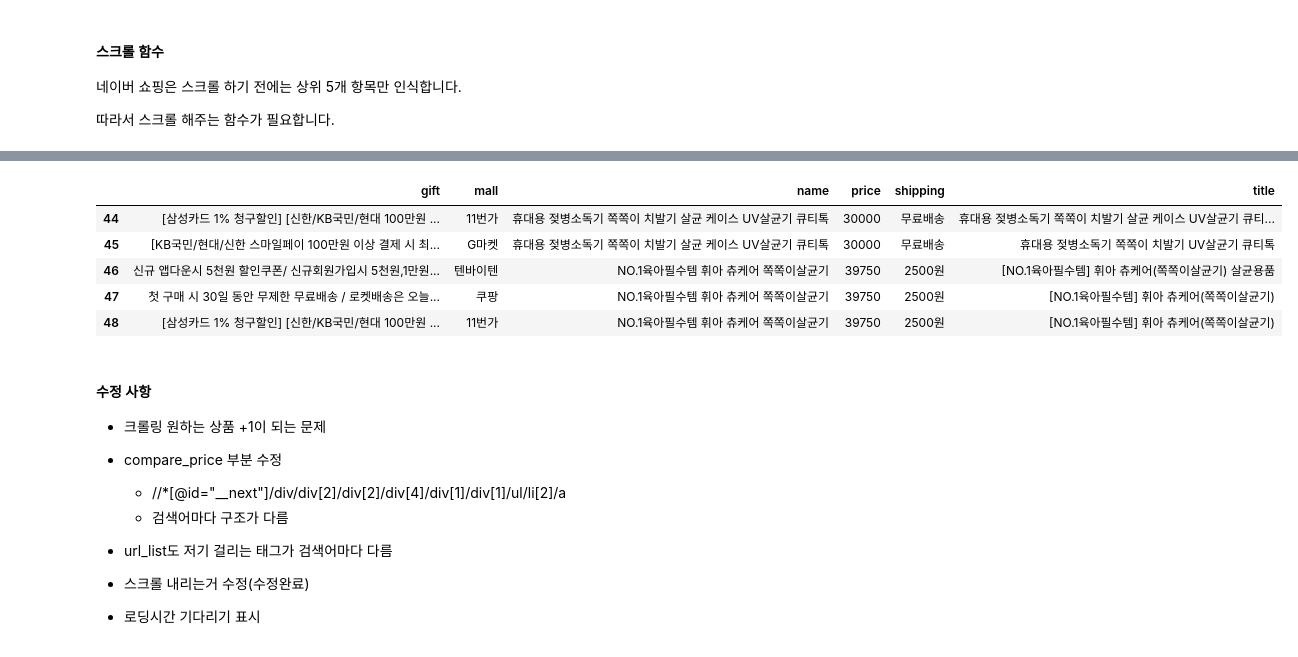
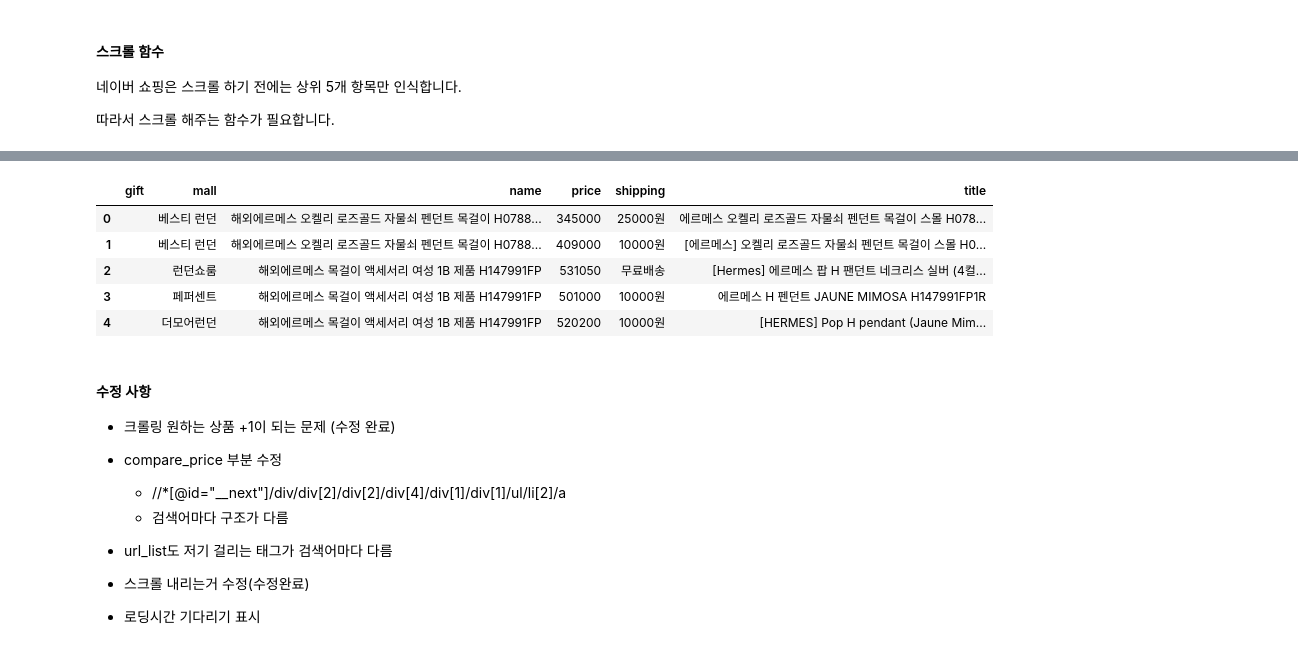
Before and after one commit to baikdoo94/Naver-shopping-crawler, a Jupyter notebook: naver_shopping_crawler.ipynb, the cells around one changed output, grey strips where cells are left out. Drawn from its saved outputs; the diff is of its cells as text; code cells hidden in the pictures.

```diff
--- a/naver_shopping_crawler.ipynb
+++ b/naver_shopping_crawler.ipynb
@@ -278,5 +292,5 @@ def naver_shopping_crawler(driver_path):
 # %%
-#실행결과를 data변수에 저장하려면
-data = naver_shopping_crawler(driver_path)
+#실행결과를 data변수에 저장
+data = naver_shopping_crawler(driver_path, True)
 # %% [output]
 검색어를 입력해주세요 :
@@ -310,17 +324,17 @@ naver_reviews.tail()
 # %%
 naver_price_info  = pd.DataFrame(data[0])
 naver_price_info.to_csv("naver_price_info.csv")
-naver_price_info.tail()
+naver_price_info.head()
 # %% [output]
 |  | gift | mall | name | price | shipping | title |
-| 44 | [삼성카드 1% 청구할인] [신한/KB국민/현대 100만원 ... | 11번가 | 휴대용 젖병소독기 쪽쪽이 치발기 살균 케이스 UV살균기 큐티톡 | 30000 | 무료배송 | 휴대용 젖병소독기 쪽쪽이 치발기 살균 케이스 UV살균기 큐티... |
-| 45 | [KB국민/현대/신한 스마일페이 100만원 이상 결제 시 최... | G마켓 | 휴대용 젖병소독기 쪽쪽이 치발기 살균 케이스 UV살균기 큐티톡 | 30000 | 무료배송 | 휴대용 젖병소독기 쪽쪽이 치발기 UV살균기 큐티톡 |
-| 46 | 신규 앱다운시 5천원 할인쿠폰/ 신규회원가입시 5천원,1만원... | 텐바이텐 | NO.1육아필수템 휘아 츄케어 쪽쪽이살균기 | 39750 | 2500원 | [NO.1육아필수템] 휘아 츄케어(쪽쪽이살균기) 살균용품 |
-| 47 | 첫 구매 시 30일 동안 무제한 무료배송 / 로켓배송은 오늘... | 쿠팡 | NO.1육아필수템 휘아 츄케어 쪽쪽이살균기 | 39750 | 2500원 | [NO.1육아필수템] 휘아 츄케어(쪽쪽이살균기) |
-| 48 | [삼성카드 1% 청구할인] [신한/KB국민/현대 100만원 ... | 11번가 | NO.1육아필수템 휘아 츄케어 쪽쪽이살균기 | 39750 | 2500원 | [NO.1육아필수템] 휘아 츄케어(쪽쪽이살균기) |
+| 0 |  | 베스티 런던 | 해외에르메스 오켈리 로즈골드 자물쇠 펜던트 목걸이 H0788... | 345000 | 25000원 | 에르메스 오켈리 로즈골드 자물쇠 펜던트 목걸이 스몰 H078... |
+| 1 |  | 베스티 런던 | 해외에르메스 오켈리 로즈골드 자물쇠 펜던트 목걸이 H0788... | 409000 | 10000원 | [에르메스] 오켈리 로즈골드 자물쇠 펜던트 목걸이 스몰 H0... |
+| 2 |  | 런던쇼룸 | 해외에르메스 목걸이 액세서리 여성 1B 제품 H147991FP | 531050 | 무료배송 | [Hermes] 에르메스 팝 H 팬던트 네크리스 실버 (4컬... |
+| 3 |  | 페퍼센트 | 해외에르메스 목걸이 액세서리 여성 1B 제품 H147991FP | 501000 | 10000원 | 에르메스 H 펜던트 JAUNE MIMOSA H147991FP1R |
+| 4 |  | 더모어런던 | 해외에르메스 목걸이 액세서리 여성 1B 제품 H147991FP | 520200 | 10000원 | [HERMES] Pop H pendant (Jaune Mim... |
 # %% [markdown]
 #### 수정 사항
-+ 크롤링 원하는 상품 +1이 되는 문제
++ 크롤링 원하는 상품 +1이 되는 문제 (수정 완료)
 
 
 + compare_price 부분 수정
```
Also changed, not shown: parts of 5 cells of this notebook.
